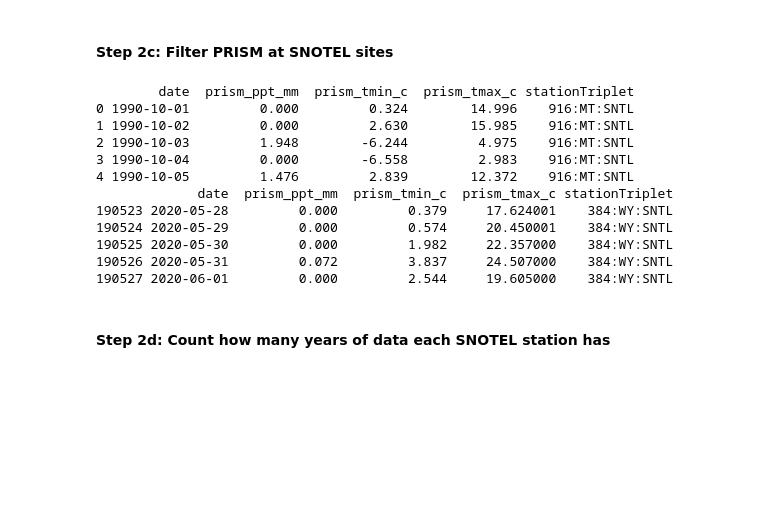
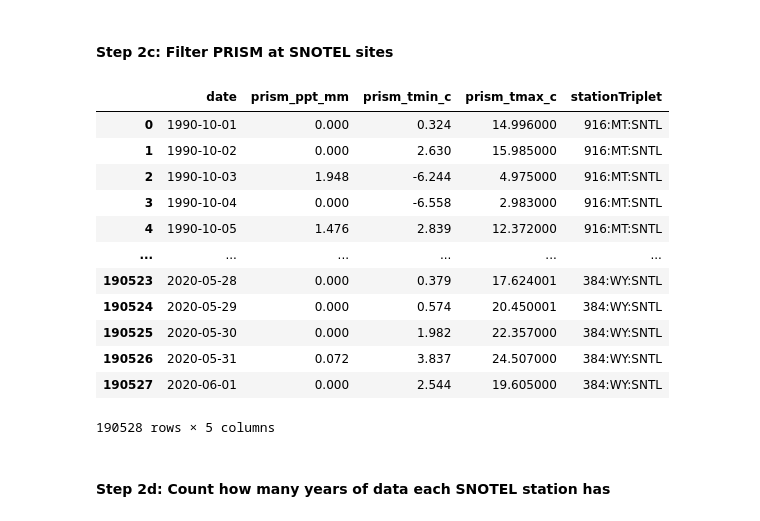
Before and after one commit to rainihelmstadter/snow-drought-modeling, a Jupyter notebook: code/04-prepare-data-for-machine-learning.ipynb, the cells around one changed output. Saved outputs shown, nothing was run; the diff lists cells and outputs as text; code cells hidden in the pictures; blank space fills up the shorter version.

```diff
--- a/code/04-prepare-data-for-machine-learning.ipynb
+++ b/code/04-prepare-data-for-machine-learning.ipynb
@@ -202,22 +202,22 @@ for i in range(num_stations):
 # concat prism dfs
 prism_filter_df = pd.concat(prism_filtered_list, ignore_index=True)
 # %%
-# check the head and tail
-print(prism_filter_df.head())
-print(prism_filter_df.tail())
+# check the df
+prism_filter_df
 # %% [output]
+|  | date | prism_ppt_mm | prism_tmin_c | prism_tmax_c | stationTriplet |
+| 0 | 1990-10-01 | 0.000 | 0.324 | 14.996000 | 916:MT:SNTL |
+| 1 | 1990-10-02 | 0.000 | 2.630 | 15.985000 | 916:MT:SNTL |
+| 2 | 1990-10-03 | 1.948 | -6.244 | 4.975000 | 916:MT:SNTL |
+| 3 | 1990-10-04 | 0.000 | -6.558 | 2.983000 | 916:MT:SNTL |
+| 4 | 1990-10-05 | 1.476 | 2.839 | 12.372000 | 916:MT:SNTL |
+| ... | ... | ... | ... | ... | ... |
+| 190523 | 2020-05-28 | 0.000 | 0.379 | 17.624001 | 384:WY:SNTL |
+| 190524 | 2020-05-29 | 0.000 | 0.574 | 20.450001 | 384:WY:SNTL |
+| 190525 | 2020-05-30 | 0.000 | 1.982 | 22.357000 | 384:WY:SNTL |
+| 190526 | 2020-05-31 | 0.072 | 3.837 | 24.507000 | 384:WY:SNTL |
+| 190527 | 2020-06-01 | 0.000 | 2.544 | 19.605000 | 384:WY:SNTL |
-        date  prism_ppt_mm  prism_tmin_c  prism_tmax_c stationTriplet
-0 1990-10-01         0.000         0.324        14.996    916:MT:SNTL
-1 1990-10-02         0.000         2.630        15.985    916:MT:SNTL
-2 1990-10-03         1.948        -6.244         4.975    916:MT:SNTL
-3 1990-10-04         0.000        -6.558         2.983    916:MT:SNTL
-4 1990-10-05         1.476         2.839        12.372    916:MT:SNTL
-             date  prism_ppt_mm  prism_tmin_c  prism_tmax_c stationTriplet
-190523 2020-05-28         0.000         0.379     17.624001    384:WY:SNTL
-190524 2020-05-29         0.000         0.574     20.450001    384:WY:SNTL
-190525 2020-05-30         0.000         1.982     22.357000    384:WY:SNTL
-190526 2020-05-31         0.072         3.837     24.507000    384:WY:SNTL
-190527 2020-06-01         0.000         2.544     19.605000    384:WY:SNTL
+190528 rows × 5 columns
 # %% [markdown]
 #### Step 2d: Count how many years of data each SNOTEL station has
 # %%
```
Also changed, not shown: parts of 18 cells of this notebook.
